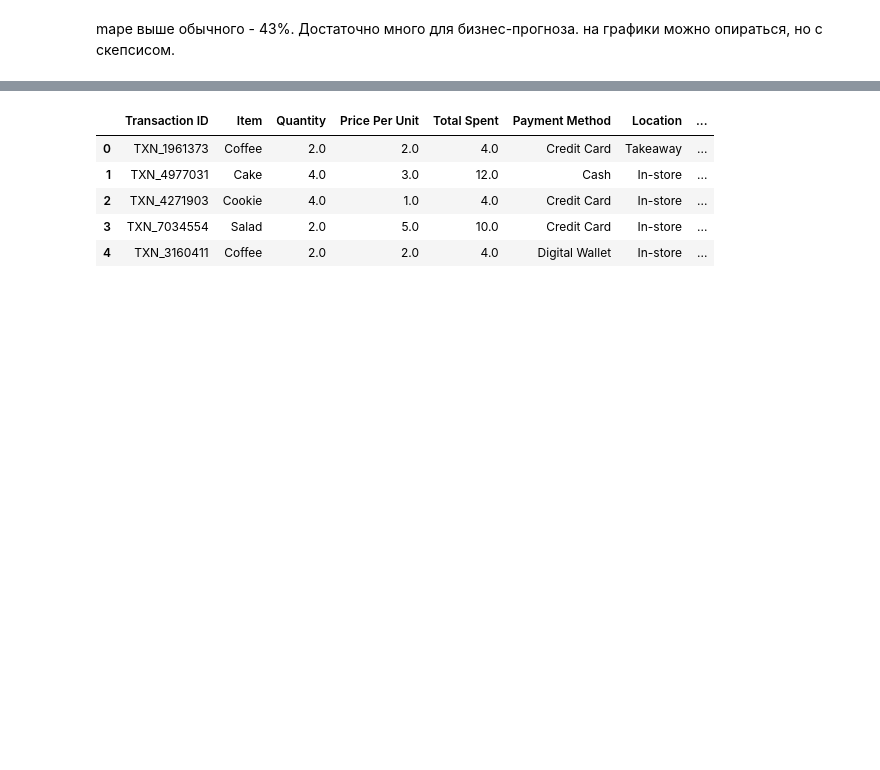
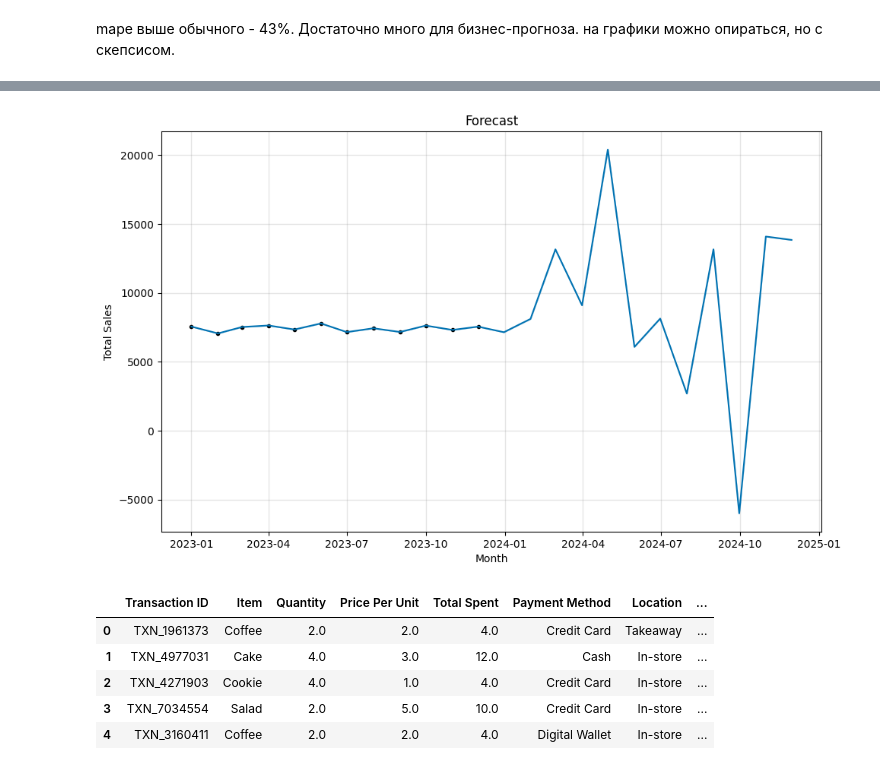
Before and after one commit to Mauzec/spbu_ml_2025, a Jupyter notebook: homeworks/ex1-analysis/analysis.ipynb, the cells around one changed output, grey strips where cells are left out. Drawn from its saved outputs; the diff is of its cells as text; code cells hidden in the pictures; blank space fills up the shorter version.

```diff
--- a/homeworks/ex1-analysis/analysis.ipynb
+++ b/homeworks/ex1-analysis/analysis.ipynb
@@ -631,21 +681,22 @@ rmse наилучший - 3384.847196. Выбираем multiplicative, так
 # %% [markdown]
 mape выше обычного - 43%. Достаточно много для бизнес-прогноза. на графики можно опираться, но с скепсисом. <br>
 # %%
-# model = Prophet(
-#     changepoint_prior_scale=cps,
-#     seasonality_prior_scale=ss,
-#     yearly_seasonality=True,
-#     weekly_seasonality=True,
-#     daily_seasonality=False,
-#     seasonality_mode=sm,
-# )
-# model.fit(df_prophet)
+model = Prophet(
+    changepoint_prior_scale=cps,
+    seasonality_prior_scale=ss,
+    yearly_seasonality=True,
+    weekly_seasonality=True,
+    daily_seasonality=False,
+    seasonality_mode=sm,
+)
+model.fit(df_prophet)
 
-# future = model.make_future_dataframe(periods=12, freq='M')
-# forecast = model.predict(future)
+future = model.make_future_dataframe(periods=12, freq='M')
+forecast = model.predict(future)
 
-# fig1 = model.plot(forecast)
-# plt.title('Forecast')
-# plt.xlabel('Month')
-# plt.ylabel('Total Sales')
-# plt.show()
+fig1 = model.plot(forecast)
+plt.title('Forecast')
+plt.xlabel('Month')
+plt.ylabel('Total Sales')
+plt.show()
+# %% [output]
@@ -652,3 +705,4 @@ mape выше обычного - 43%. Достаточно много для б
+[figure, added]
 # %%
 df.head()
 # %% [output]
```
Also changed, not shown: parts of 13 cells of this notebook.
